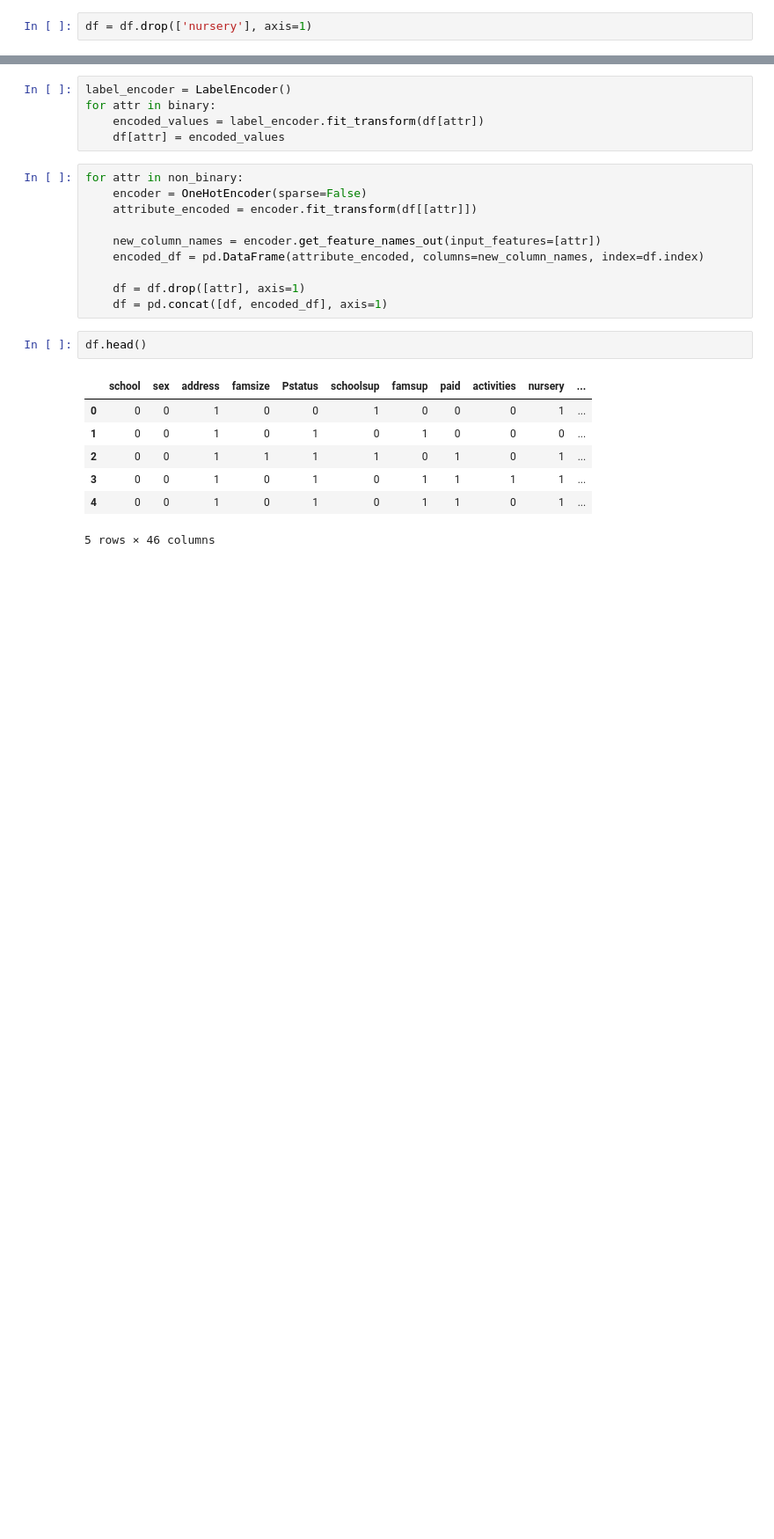
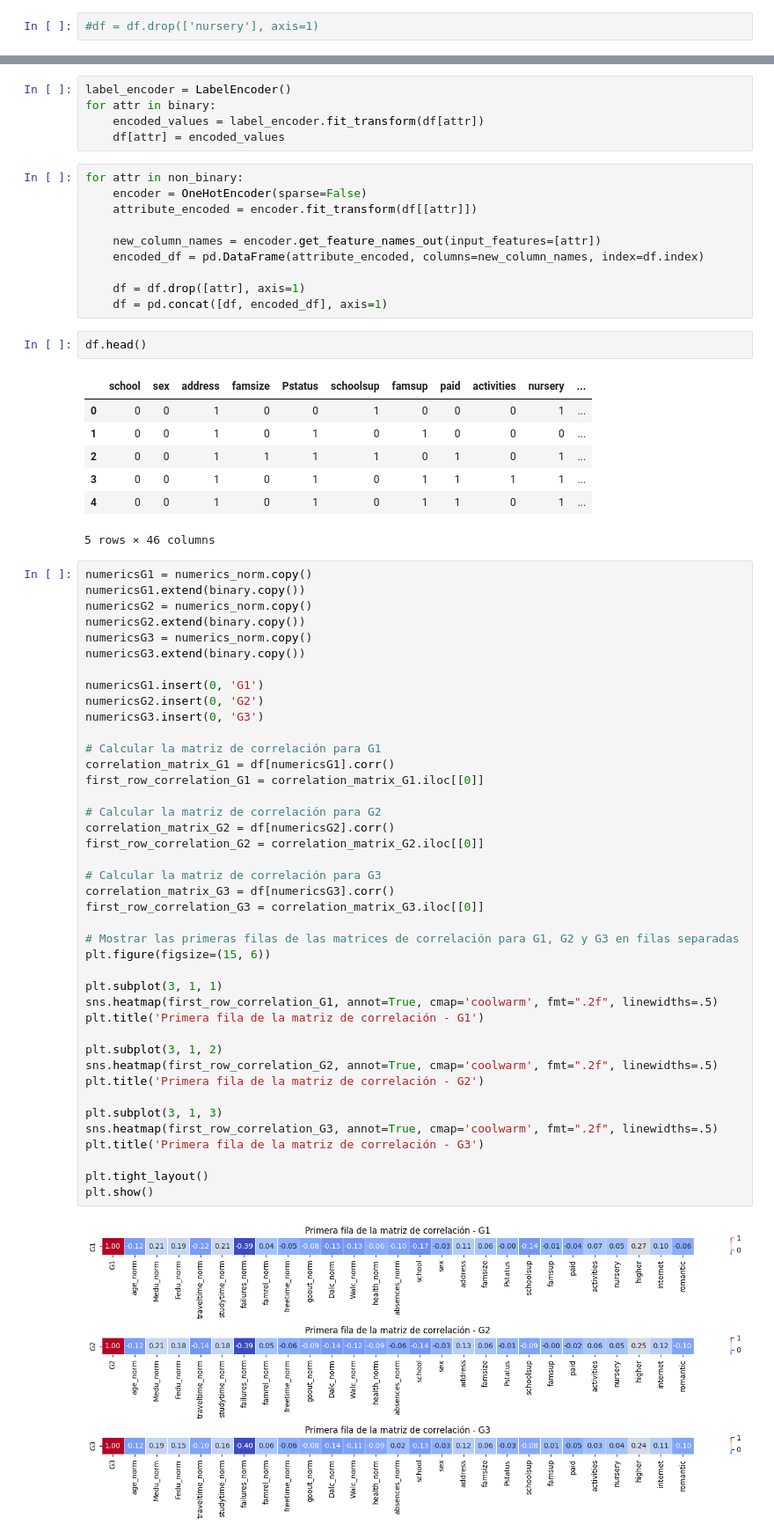
Before and after one commit to Janpb1/Data-analisy-alcohol-Kaggle, a Jupyter notebook: Cas_kaggle_alcohol.ipynb, the cells around one changed output, grey strips where cells are left out. Shown at 88% size. Drawn from its saved outputs; the diff is of its cells as text; blank space fills up the shorter version.

```diff
--- a/Cas_kaggle_alcohol.ipynb
+++ b/Cas_kaggle_alcohol.ipynb
@@ -367,7 +355,7 @@ He decidit quedarme amb tots els atributs del dataset ja que trobo que tots tene
 # %% [markdown]
 He decidit quedarme amb tots els atributs del dataset menys amb el atribut nursery ja que trobo que tots tenen rellevància per al model, encara que alguns més que altres, i tot i tenir bastants atributs categòrics després de fer una primera exploració no veig que tingui cap problema per a codificar, ja que la majoria són binaris.
 # %%
-df = df.drop(['nursery'], axis=1)
+#df = df.drop(['nursery'], axis=1)
 # %% [markdown]
 #### NORMALITZACIO
 # %% [markdown]
@@ -450,3 +438,46 @@ df.head()
 | 3 | 0 | 0 | 1 | 0 | 1 | 0 | 1 | 1 | 1 | 1 | ... |
 | 4 | 0 | 0 | 1 | 0 | 1 | 0 | 1 | 1 | 0 | 1 | ... |
 5 rows × 46 columns
+# %%
+numericsG1 = numerics_norm.copy()
+numericsG1.extend(binary.copy())
+numericsG2 = numerics_norm.copy()
+numericsG2.extend(binary.copy())
+numericsG3 = numerics_norm.copy()
+numericsG3.extend(binary.copy())
+
+numericsG1.insert(0, 'G1')
+numericsG2.insert(0, 'G2')
+numericsG3.insert(0, 'G3')
+
+# Calcular la matriz de correlación para G1
+correlation_matrix_G1 = df[numericsG1].corr()
+first_row_correlation_G1 = correlation_matrix_G1.iloc[[0]]
+
+# Calcular la matriz de correlación para G2
+correlation_matrix_G2 = df[numericsG2].corr()
+first_row_correlation_G2 = correlation_matrix_G2.iloc[[0]]
+
+# Calcular la matriz de correlación para G3
+correlation_matrix_G3 = df[numericsG3].corr()
+first_row_correlation_G3 = correlation_matrix_G3.iloc[[0]]
+
+# Mostrar las primeras filas de las matrices de correlación para G1, G2 y G3 en filas separadas
+plt.figure(figsize=(15, 6))
+
+plt.subplot(3, 1, 1)
+sns.heatmap(first_row_correlation_G1, annot=True, cmap='coolwarm', fmt=".2f", linewidths=.5)
+plt.title('Primera fila de la matriz de correlación - G1')
+
+plt.subplot(3, 1, 2)
+sns.heatmap(first_row_correlation_G2, annot=True, cmap='coolwarm', fmt=".2f", linewidths=.5)
+plt.title('Primera fila de la matriz de correlación - G2')
+
+plt.subplot(3, 1, 3)
+sns.heatmap(first_row_correlation_G3, annot=True, cmap='coolwarm', fmt=".2f", linewidths=.5)
+plt.title('Primera fila de la matriz de correlación - G3')
+
+plt.tight_layout()
+plt.show()
+# %% [output]
+[figure, added]
```
Also changed, not shown: parts of 43 cells of this notebook, 1 other file.
